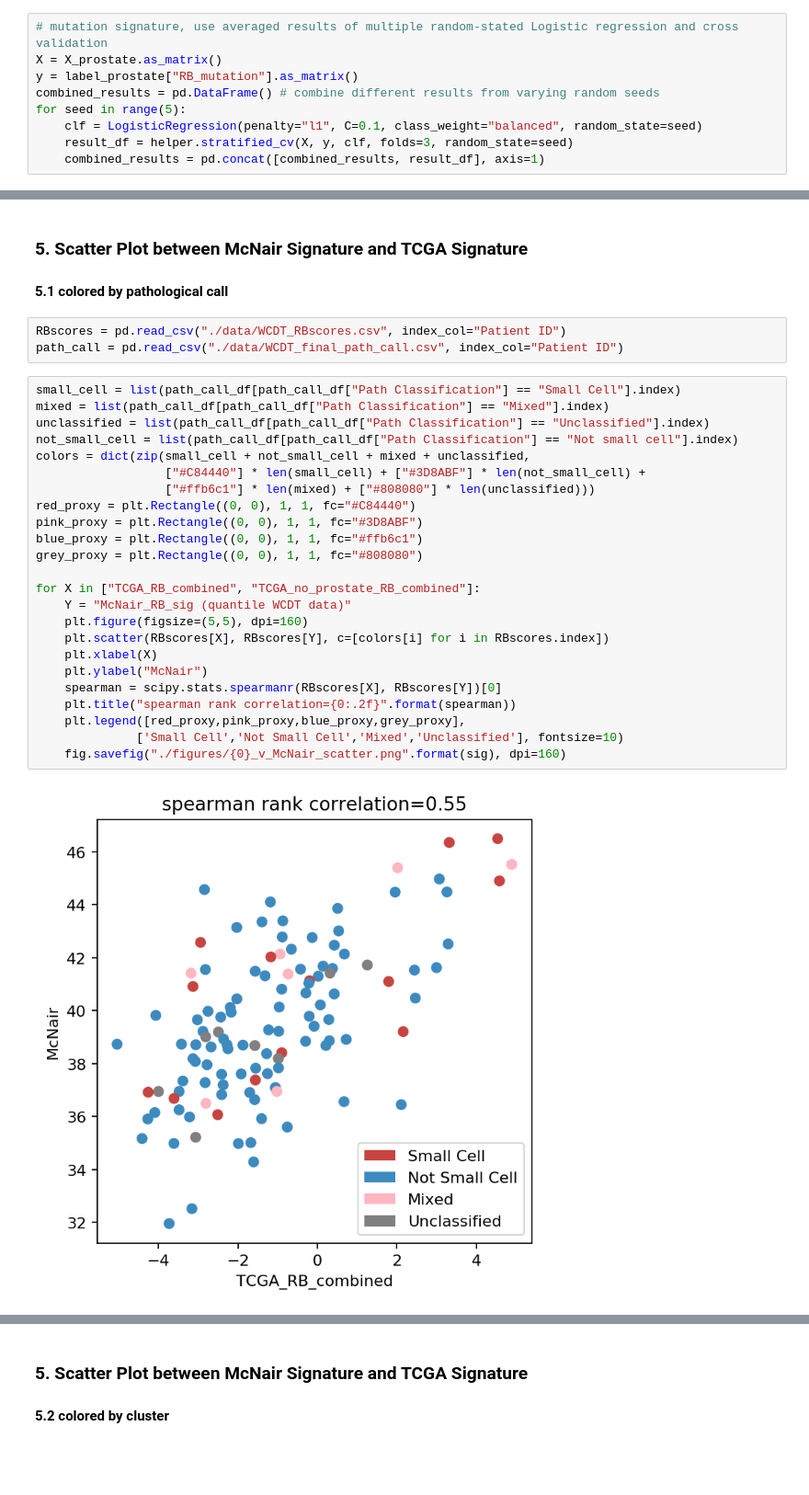
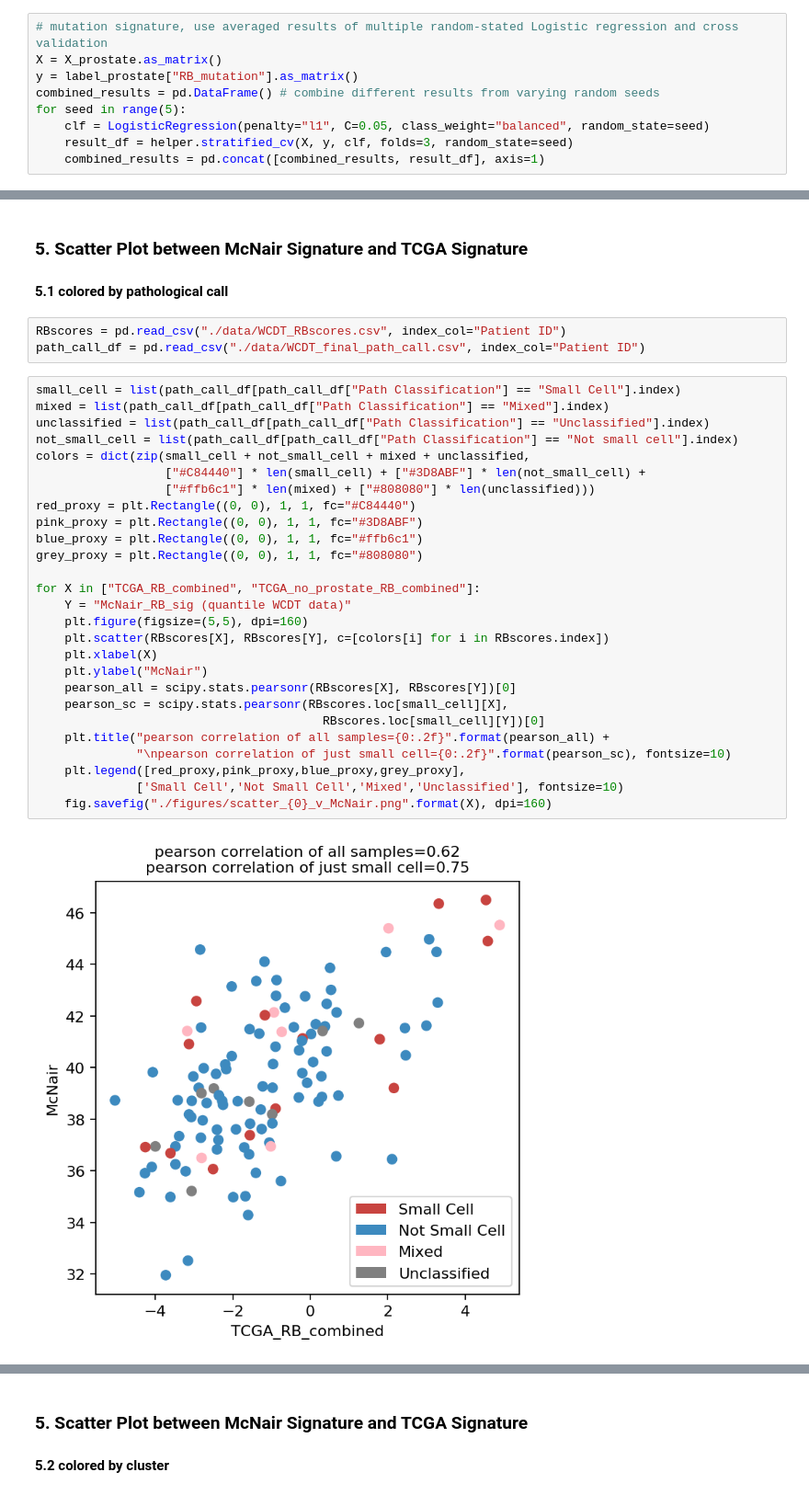
Before and after one commit to MollyZhang/ARsig_python, a Jupyter notebook: RB1sig.ipynb, the cells around one changed output, grey strips where cells are left out. Shown at 92% size. Saved outputs shown, nothing was run; the diff lists cells and outputs as text; blank space fills up the shorter version.

Commit message:
fix scatter plot

```diff
--- a/RB1sig.ipynb
+++ b/RB1sig.ipynb
@@ -165,7 +165,7 @@ X = X_prostate.as_matrix()
 y = label_prostate["RB_mutation"].as_matrix()
 combined_results = pd.DataFrame() # combine different results from varying random seeds
 for seed in range(5):
-    clf = LogisticRegression(penalty="l1", C=0.1, class_weight="balanced", random_state=seed)
+    clf = LogisticRegression(penalty="l1", C=0.05, class_weight="balanced", random_state=seed)
     result_df = helper.stratified_cv(X, y, clf, folds=3, random_state=seed)
     combined_results = pd.concat([combined_results, result_df], axis=1)
 # %% [output]
@@ -499,30 +499,33 @@ RBscores.to_csv("./data/WCDT_RBscores.csv")
 #### 5.1 colored by pathological call
 # %%
 RBscores = pd.read_csv("./data/WCDT_RBscores.csv", index_col="Patient ID")
-path_call = pd.read_csv("./data/WCDT_final_path_call.csv", index_col="Patient ID")
+path_call_df = pd.read_csv("./data/WCDT_final_path_call.csv", index_col="Patient ID")
 # %%
 small_cell = list(path_call_df[path_call_df["Path Classification"] == "Small Cell"].index)
 mixed = list(path_call_df[path_call_df["Path Classification"] == "Mixed"].index)
 unclassified = list(path_call_df[path_call_df["Path Classification"] == "Unclassified"].index)
 not_small_cell = list(path_call_df[path_call_df["Path Classification"] == "Not small cell"].index)
 colors = dict(zip(small_cell + not_small_cell + mixed + unclassified,
                   ["#C84440"] * len(small_cell) + ["#3D8ABF"] * len(not_small_cell) +
                   ["#ffb6c1"] * len(mixed) + ["#808080"] * len(unclassified)))
 red_proxy = plt.Rectangle((0, 0), 1, 1, fc="#C84440")
 pink_proxy = plt.Rectangle((0, 0), 1, 1, fc="#3D8ABF")
 blue_proxy = plt.Rectangle((0, 0), 1, 1, fc="#ffb6c1")
 grey_proxy = plt.Rectangle((0, 0), 1, 1, fc="#808080")
 
 for X in ["TCGA_RB_combined", "TCGA_no_prostate_RB_combined"]:
     Y = "McNair_RB_sig (quantile WCDT data)"
     plt.figure(figsize=(5,5), dpi=160)
     plt.scatter(RBscores[X], RBscores[Y], c=[colors[i] for i in RBscores.index])
     plt.xlabel(X)
     plt.ylabel("McNair")
-    spearman = scipy.stats.spearmanr(RBscores[X], RBscores[Y])[0]
-    plt.title("spearman rank correlation={0:.2f}".format(spearman))
+    pearson_all = scipy.stats.pearsonr(RBscores[X], RBscores[Y])[0]
+    pearson_sc = scipy.stats.pearsonr(RBscores.loc[small_cell][X],
+                                        RBscores.loc[small_cell][Y])[0]
+    plt.title("pearson correlation of all samples={0:.2f}".format(pearson_all) +
+              "\npearson correlation of just small cell={0:.2f}".format(pearson_sc), fontsize=10)
     plt.legend([red_proxy,pink_proxy,blue_proxy,grey_proxy],
               ['Small Cell','Not Small Cell','Mixed','Unclassified'], fontsize=10)
-    fig.savefig("./figures/{0}_v_McNair_scatter.png".format(sig), dpi=160)
+    fig.savefig("./figures/scatter_{0}_v_McNair.png".format(X), dpi=160)
 # %% [output]
-[figure, old version]
+[figure, new version]
```
Also changed, not shown: parts of 4 cells of this notebook, 8 other files.
